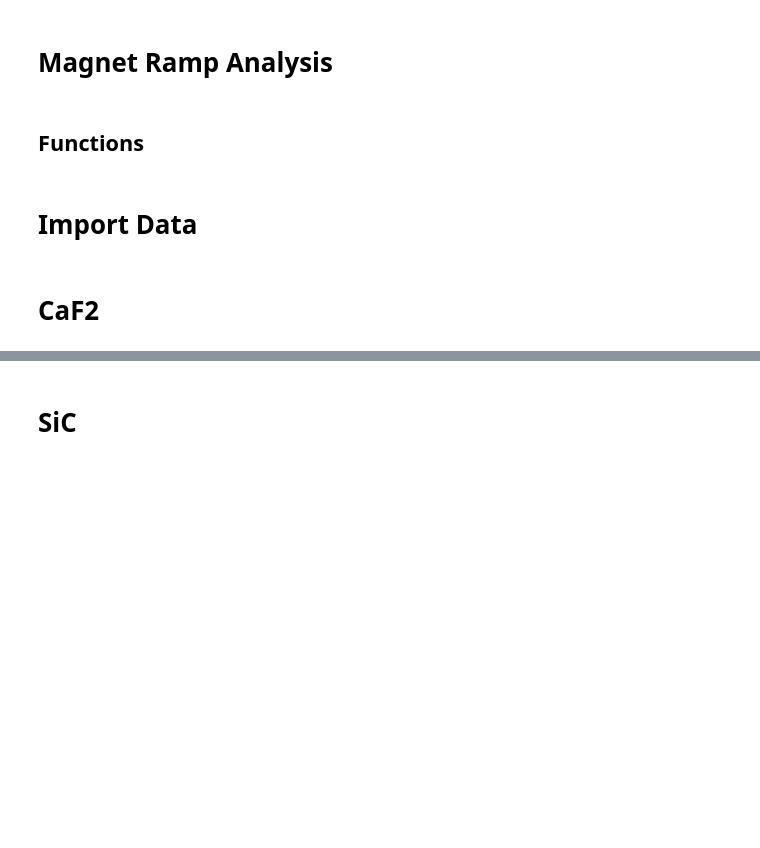
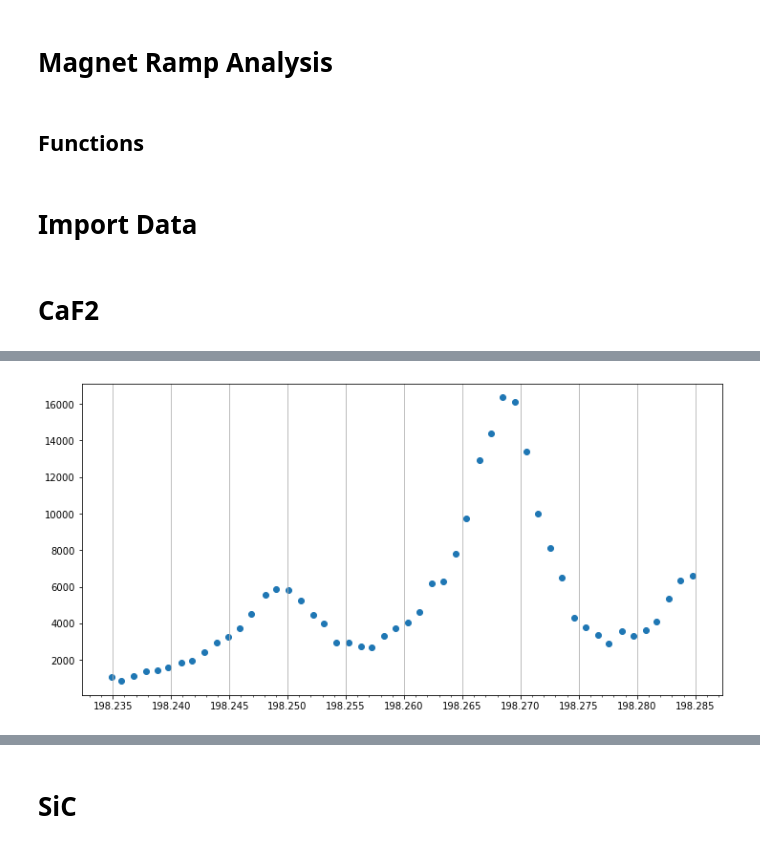
Before and after one commit to funkyguts/Angela-Honours, a Jupyter notebook: analysis/Zeeman Spectra.ipynb, the cells around one changed output, grey strips where cells are left out. Saved outputs shown, nothing was run; the diff lists cells and outputs as text; code cells hidden in the pictures; blank space fills up the shorter version.

Commit message:
commit for angela's mac

```diff
--- a/analysis/Zeeman Spectra.ipynb
+++ b/analysis/Zeeman Spectra.ipynb
@@ -94,7 +95,7 @@ def collect_piezo_by_field(flds_directory, sites, aom, num_bins, ylim):
     return all_freqsVpeaks, timeLimit
 
 # MOTOR COLLECT BY FIELD
-def collect_motor_by_field(flds_directory, sites, aom, num_bins, ylim):
+def collect_motor_by_field(flds_directory, sites, aom, which_bins, ylim):
     """
     Returns:
         all_freqsVpeaks[field][site] = DataFrame
@@ -129,11 +130,11 @@ def collect_motor_by_field(flds_directory, sites, aom, num_bins, ylim):
                 # Extract metadata from filename
                 parts = file.split("_")
                 freq = float(parts[2]) + aom * 1e3   # MHz
-                counts = np.sum(data[:num_bins + 1])
+                counts = np.sum(data[which_bins[0]:which_bins[1]])
                 maxLim = ylim[1]
 
                 if timeLimit is None:
-                    timeLimit = float(times[num_bins])
+                    timeLimit = [float(times[which_bins[0]]), float(times[which_bins[1]])]
 
                 freqs.append(freq)
                 peaks.append(counts)
@@ -142,7 +143,7 @@ def collect_motor_by_field(flds_directory, sites, aom, num_bins, ylim):
             # Build DataFrame
             df = pd.DataFrame({
                 "Frequencies (MHz)": freqs,
-                f"Counts over {timeLimit*1e3} ms": peaks,
+                f"Counts": peaks,
                 "Saturated": is_saturated})
             df = df.sort_values("Frequencies (MHz)").reset_index(drop=True)
 
@@ -392,0 +374,8 @@ KeyboardInterrupt:
+# %%
+caf_0505 = (glob.glob(r'C:\Users\Mario\Documents\GitHub\Angela Honours\data raw\2026-05-05\caf annealed\run 6\*'))
+
+CaF_all_freqsVpeaks, CaF_timeLimit = collect_motor_by_field(caf_0505,
+                                          sites = CaF_trn,
+                                          aom = 0.380,
+                                          which_bins = [5, 100],
+                                          ylim = [0, 4e3])
@@ -392,0 +402,13 @@ KeyboardInterrupt:
+# %%
+df = CaF_all_freqsVpeaks['1512.028']['5.345A']
+f = df['Frequencies (MHz)']
+c = df['Counts']
+fig, ax = plt.subplots(1, figsize = (12, 6))
+ax.scatter(f/1e6, c)
+ax.xaxis.set_major_locator(ticker.MultipleLocator(0.005))
+ax.xaxis.set_minor_locator(ticker.MultipleLocator(0.001))
+ax.ticklabel_format(useOffset = False)
+ax.grid(axis = 'x', visible = True)
+plt.show()
+# %% [output]
+[figure, added]
```
Also changed, not shown: parts of 13 cells of this notebook, 7 other files.
